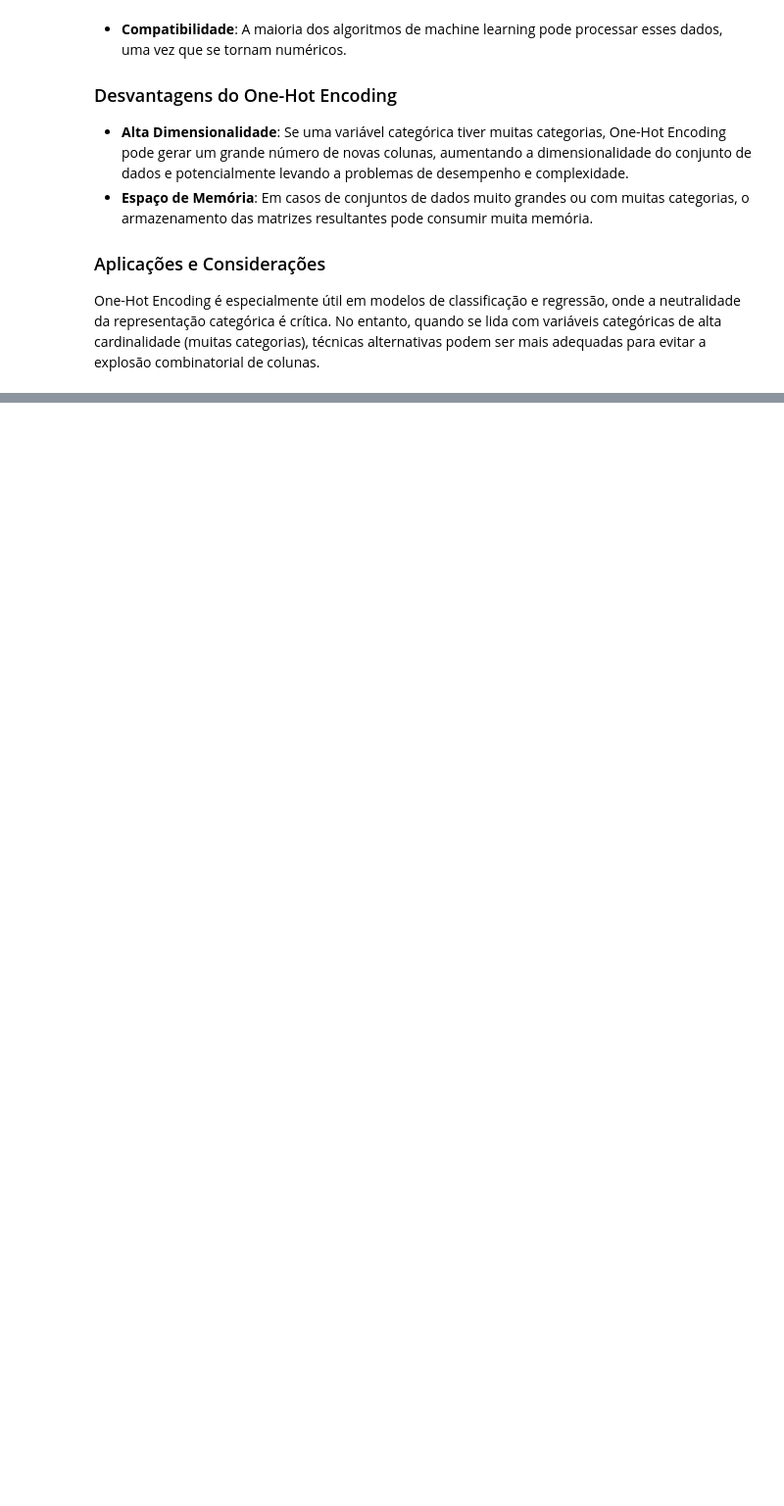
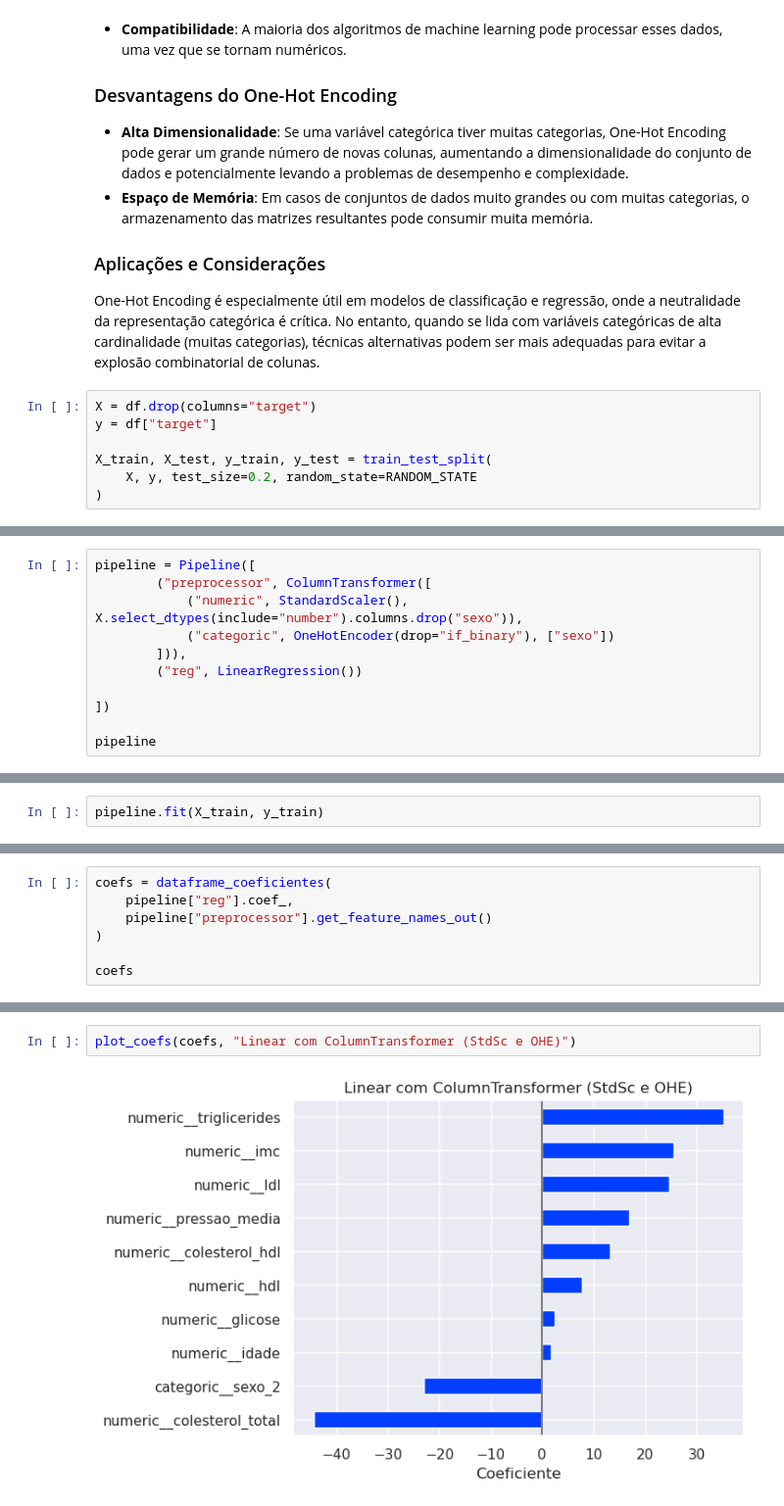
Before and after one commit to PauloViniciusR/Modelos_regressao, a Jupyter notebook: notebooks/05_one_hot_parte_01_inicio.ipynb, the cells around one changed output, grey strips where cells are left out. Shown at 98% size. Drawn from its saved outputs; the diff is of its cells as text; blank space fills up the shorter version.

Commit message:
Regressao linear

```diff
--- a/notebooks/05_one_hot_parte_01_inicio.ipynb
+++ b/notebooks/05_one_hot_parte_01_inicio.ipynb
@@ -48,3 +75,10 @@ Nesse formato, cada categoria da variável original é representada de maneira i
 ### Aplicações e Considerações
 
 One-Hot Encoding é especialmente útil em modelos de classificação e regressão, onde a neutralidade da representação categórica é crítica. No entanto, quando se lida com variáveis categóricas de alta cardinalidade (muitas categorias), técnicas alternativas podem ser mais adequadas para evitar a explosão combinatorial de colunas.
+# %%
+X = df.drop(columns="target")
+y = df["target"]
+
+X_train, X_test, y_train, y_test = train_test_split(
+    X, y, test_size=0.2, random_state=RANDOM_STATE
+)
@@ -50,0 +129,11 @@ One-Hot Encoding é especialmente útil em modelos de classificação e regress
+# %%
+pipeline = Pipeline([
+        ("preprocessor", ColumnTransformer([
+            ("numeric", StandardScaler(), X.select_dtypes(include="number").columns.drop("sexo")),
+            ("categoric", OneHotEncoder(drop="if_binary"), ["sexo"])
+        ])),
+        ("reg", LinearRegression())
+
+])
+
+pipeline
@@ -50,0 +150,2 @@ One-Hot Encoding é especialmente útil em modelos de classificação e regress
+# %%
+pipeline.fit(X_train, y_train)
@@ -50,0 +203,7 @@ One-Hot Encoding é especialmente útil em modelos de classificação e regress
+# %%
+coefs = dataframe_coeficientes(
+    pipeline["reg"].coef_,
+    pipeline["preprocessor"].get_feature_names_out()
+)
+
+coefs
@@ -50,0 +222,4 @@ One-Hot Encoding é especialmente útil em modelos de classificação e regress
+# %%
+plot_coefs(coefs, "Linear com ColumnTransformer (StdSc e OHE)")
+# %% [output]
+[figure, added]
```
Also changed, not shown: parts of 16 cells of this notebook.
